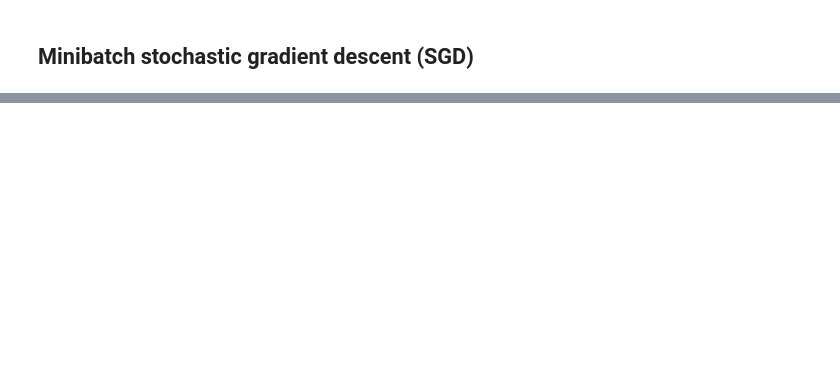
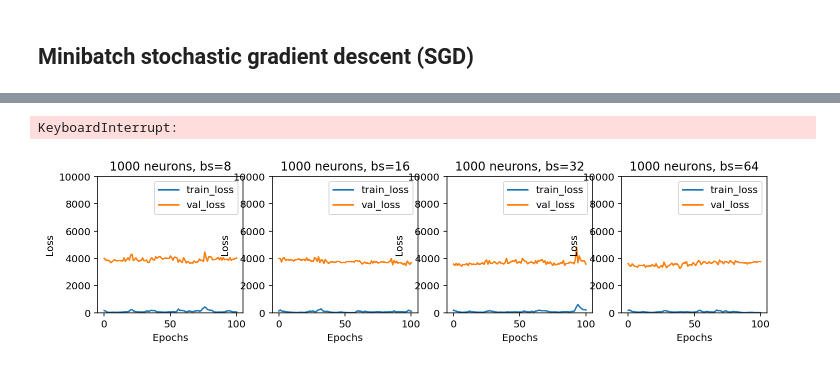
Before and after one commit to parrt/fundamentals-of-deep-learning, a Jupyter notebook: notebooks/minibatch.ipynb, the cells around one changed output, grey strips where cells are left out. Drawn from its saved outputs; the diff is of its cells as text; code cells hidden in the pictures; blank space fills up the shorter version.

```diff
--- a/notebooks/minibatch.ipynb
+++ b/notebooks/minibatch.ipynb
@@ -146,0 +171,13 @@ MSE test loss 3355.243
+# %%
+fig, axes = plt.subplots(1, 4,figsize=(12,2.5))
+
+for bs,ax in zip([8,16,32,64],axes):
+    history, best_model = sgdtrain(model, X_train, X_test, y_train, y_test,
+                                   learning_rate=.05, nepochs=100, batch_size=32,
+                                   trace=True)
+    ax.set_title(f"{n_neurons} neurons, bs={bs}")
+    plot_history(torch.clamp(history, 0, 10000), ax=ax, maxy=10_000)
+
+plt.tight_layout()
+plt.show()
+# %% [output]
@@ -146,0 +201,2 @@ MSE test loss 3355.243
+KeyboardInterrupt:
+[figure, added]
```
Also changed, not shown: parts of 7 cells of this notebook, 1 other file.
